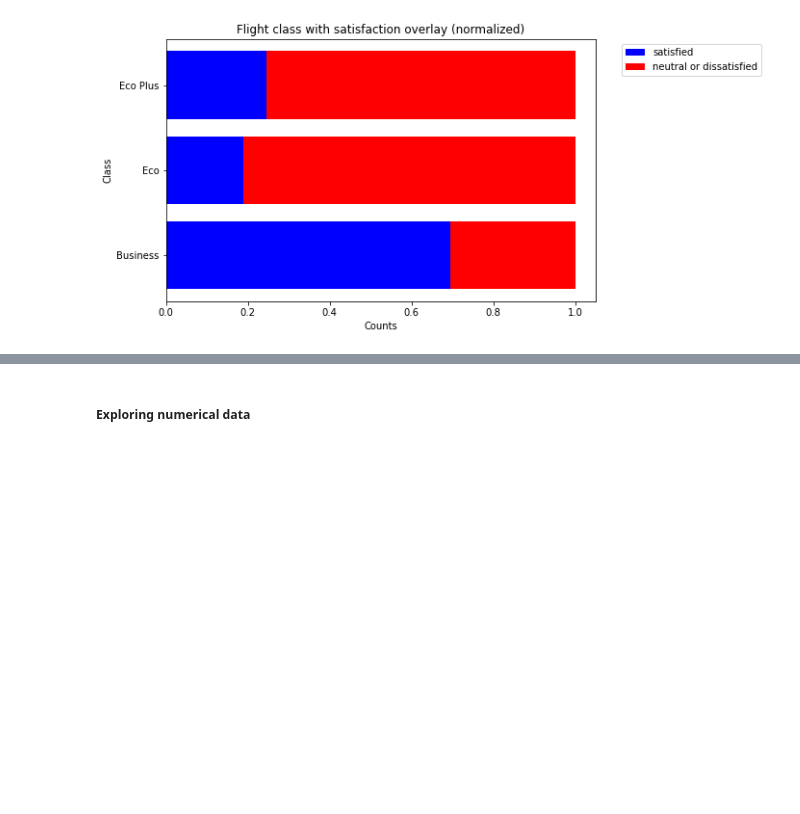
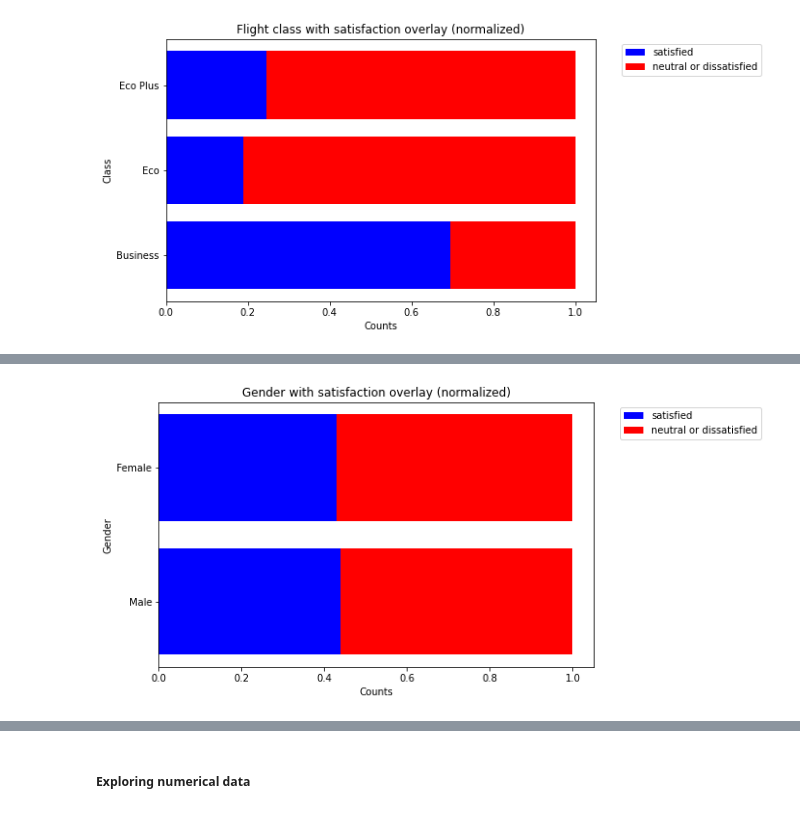
Before and after one commit to isdmg/CS131-8L-PROJECT-PARAGUAY, a Jupyter notebook: CS131-8L PROJECT - PARAGUAY.ipynb, the cells around one changed output, grey strips where cells are left out. Drawn from its saved outputs; the diff is of its cells as text; code cells hidden in the pictures; blank space fills up the shorter version.

```diff
--- a/CS131-8L PROJECT - PARAGUAY.ipynb
+++ b/CS131-8L PROJECT - PARAGUAY.ipynb
@@ -144,0 +172,27 @@ plt.show() # Objective 1
+# %%
+male_total = np.add(male_satisfied, male_unsatisfied)
+male_satis_percent = np.divide(male_satisfied, male_total)
+male_unsatis_percent = np.divide(male_unsatisfied, male_total)
+male_satis_percent = np.round(male_satis_percent, 3)
+male_unsatis_percent = np.round(male_unsatis_percent, 3)
+
+female_total = np.add(female_satisfied, female_unsatisfied)
+female_satis_percent = np.divide(female_satisfied, female_total)
+female_unsatis_percent = np.divide(female_unsatisfied, female_total)
+female_satis_percent = np.round(female_satis_percent, 3)
+female_unsatis_percent = np.round(female_unsatis_percent, 3)
+
+y1 = np.array([male_satis_percent, female_satis_percent]).flatten()
+y2 = np.array([male_unsatis_percent, female_unsatis_percent]).flatten()
+
+# plot bars in stack manner
+plt.figure(figsize=(8,5))
+plt.barh(x, y1, color='b')
+plt.barh(x, y2, left=y1, color='r')
+plt.xlabel("Counts")
+plt.ylabel("Gender")
+plt.legend(["satisfied", "neutral or dissatisfied"], bbox_to_anchor=(1.05, 1.0), loc='upper left')
+plt.title("Gender with satisfaction overlay (normalized)")
+plt.show()
+# %% [output]
+[figure, added]
```
Also changed, not shown: parts of 26 cells of this notebook.
